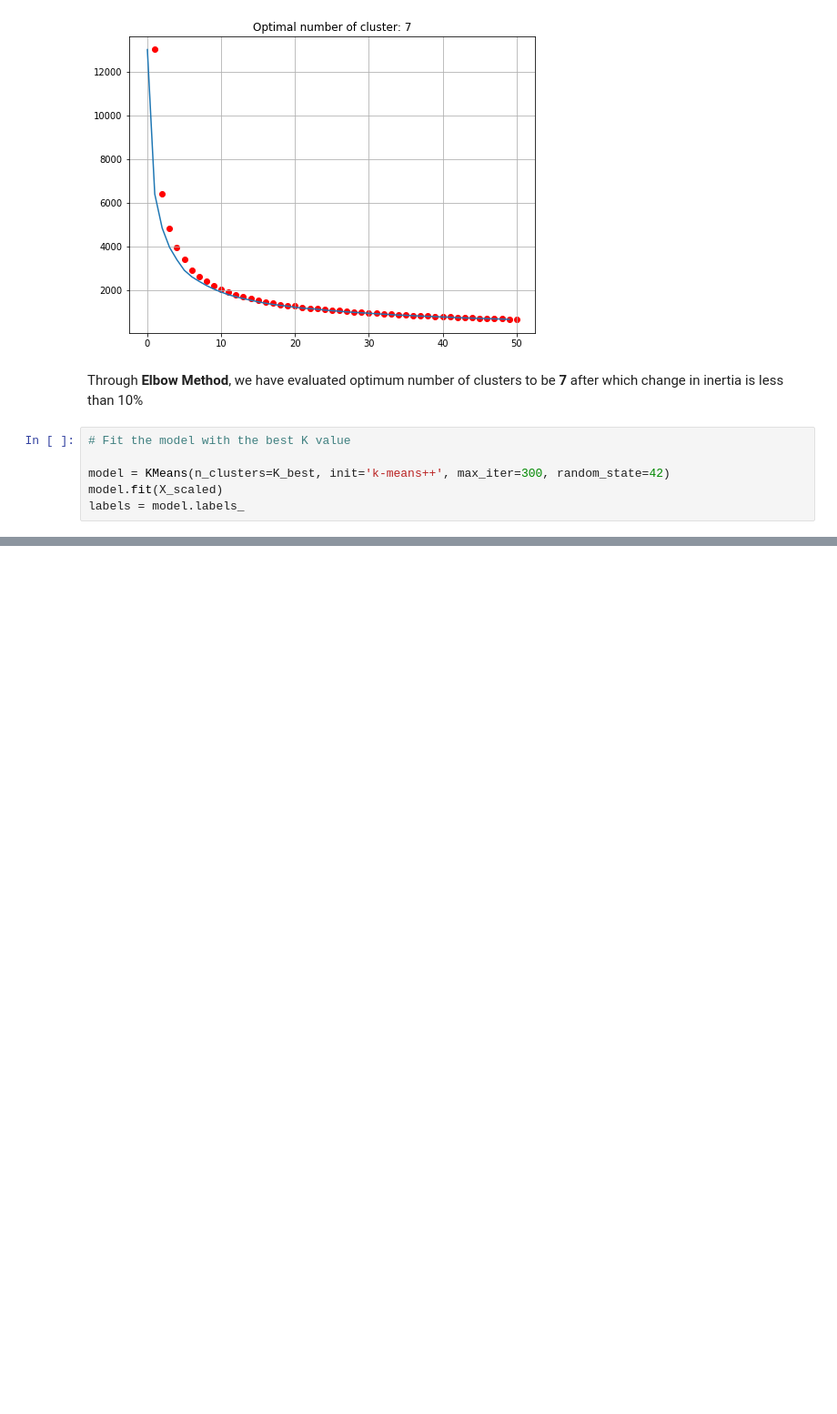
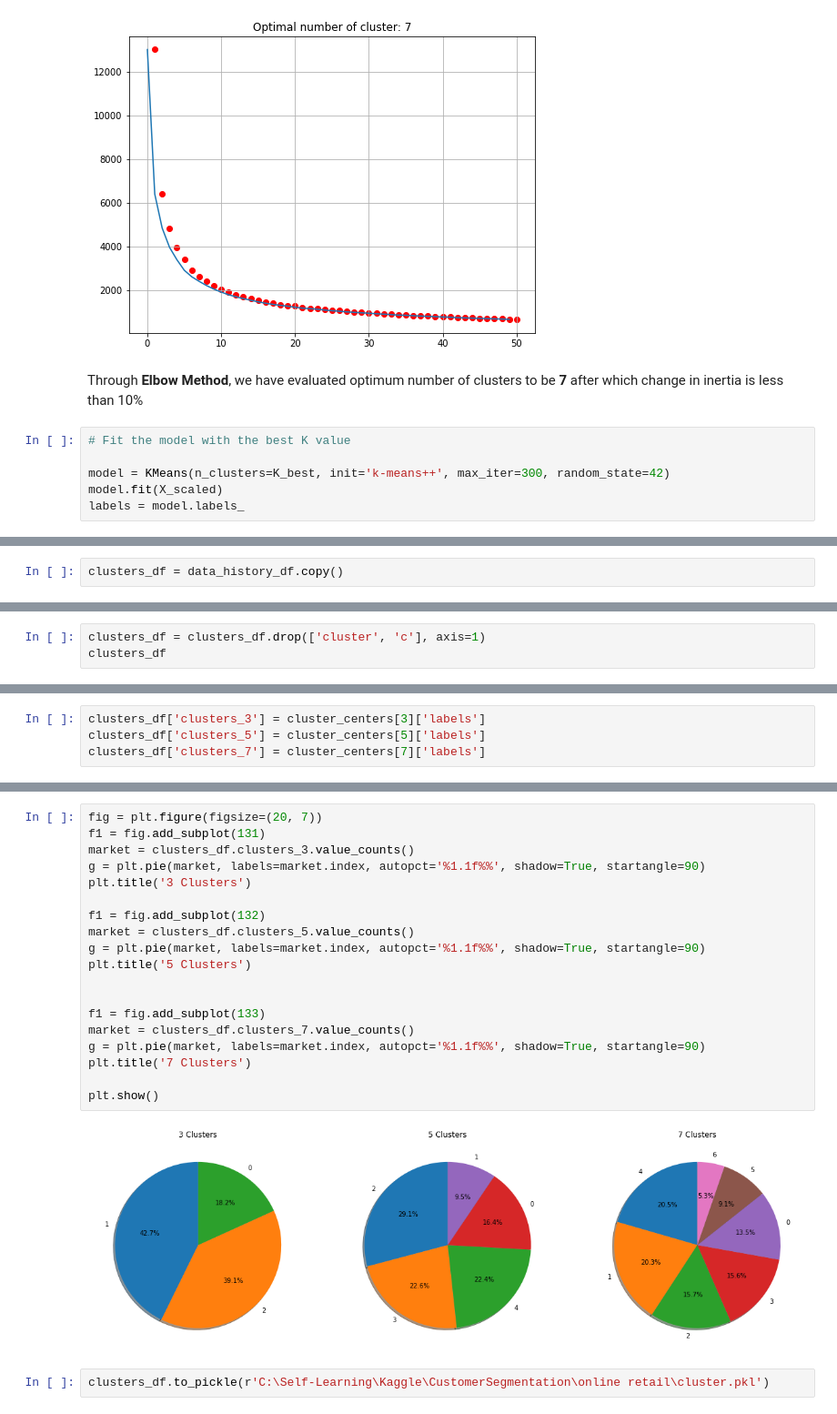
Before and after one commit to abhishekGandhi97/CustomerSegmentation, a Jupyter notebook: online retail/segmentation.ipynb, the cells around one changed output, grey strips where cells are left out. Shown at 91% size. Saved outputs shown, nothing was run; the diff lists cells and outputs as text; blank space fills up the shorter version.

```diff
--- a/online retail/segmentation.ipynb
+++ b/online retail/segmentation.ipynb
@@ -210,0 +334,2 @@ plt.show()
+# %%
+clusters_df = data_history_df.copy()
@@ -210,0 +342,3 @@ plt.show()
+# %%
+clusters_df = clusters_df.drop(['cluster', 'c'], axis=1)
+clusters_df
@@ -210,0 +359,4 @@ plt.show()
+# %%
+clusters_df['clusters_3'] = cluster_centers[3]['labels']
+clusters_df['clusters_5'] = cluster_centers[5]['labels']
+clusters_df['clusters_7'] = cluster_centers[7]['labels']
@@ -210,0 +379,23 @@ plt.show()
+# %%
+fig = plt.figure(figsize=(20, 7))
+f1 = fig.add_subplot(131)
+market = clusters_df.clusters_3.value_counts()
+g = plt.pie(market, labels=market.index, autopct='%1.1f%%', shadow=True, startangle=90)
+plt.title('3 Clusters')
+
+f1 = fig.add_subplot(132)
+market = clusters_df.clusters_5.value_counts()
+g = plt.pie(market, labels=market.index, autopct='%1.1f%%', shadow=True, startangle=90)
+plt.title('5 Clusters')
+
+
+f1 = fig.add_subplot(133)
+market = clusters_df.clusters_7.value_counts()
+g = plt.pie(market, labels=market.index, autopct='%1.1f%%', shadow=True, startangle=90)
+plt.title('7 Clusters')
+
+plt.show()
+# %% [output]
+[figure, added]
+# %%
+clusters_df.to_pickle(r'C:\Self-Learning\Kaggle\CustomerSegmentation\online retail\cluster.pkl')
```
Also changed, not shown: parts of 13 cells of this notebook, 1 other file.
